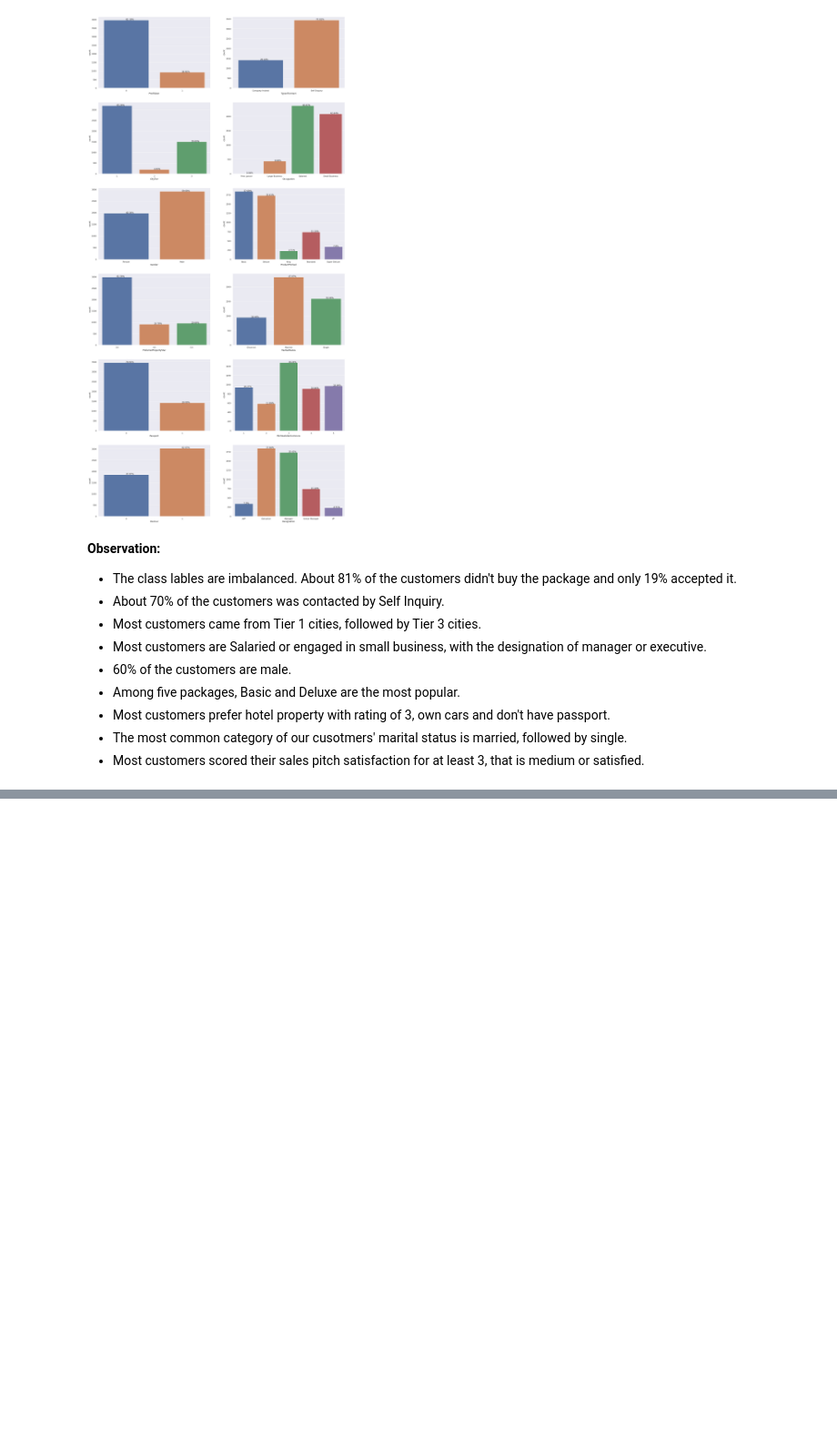
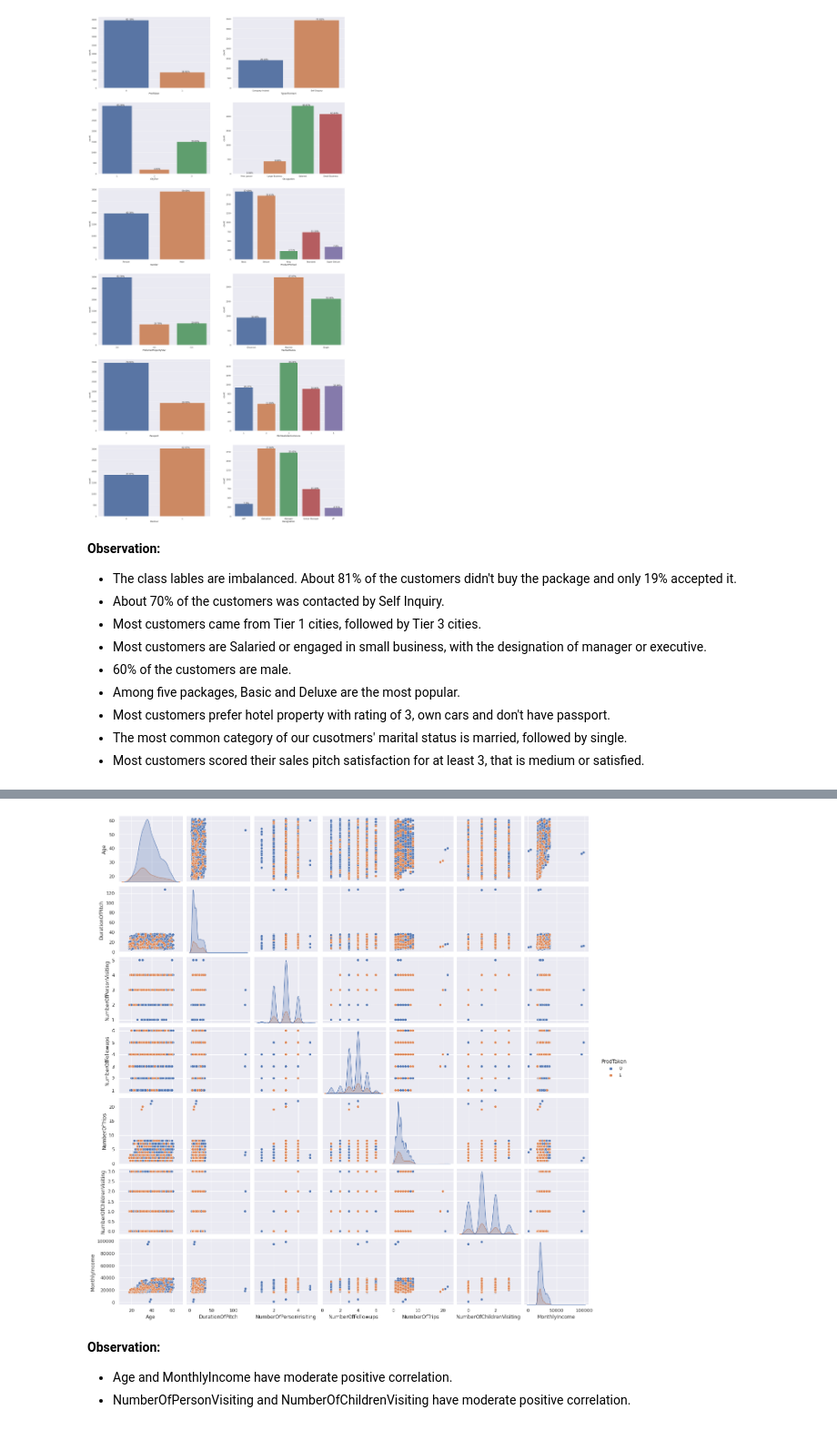
Before and after one commit to liangym2014/Data-science-and-machine-learning, a Jupyter notebook: 4.Travel_Package_Purchase_Prediction_Solution.ipynb, the cells around one changed output, grey strips where cells are left out. Shown at 91% size. Drawn from its saved outputs; the diff is of its cells as text; code cells hidden in the pictures; blank space fills up the shorter version.

```diff
--- a/4.Travel_Package_Purchase_Prediction_Solution.ipynb
+++ b/4.Travel_Package_Purchase_Prediction_Solution.ipynb
@@ -316,0 +326,8 @@ for i, col in enumerate(df.select_dtypes(include = 'category').columns.to_list()
+# %%
+sns.pairplot(data = df, hue = 'ProdTaken');
+# %% [output]
+[figure, added]
+# %% [markdown]
+**Observation:**
+- Age and MonthlyIncome have moderate positive correlation.
+- NumberOfPersonVisiting and NumberOfChildrenVisiting have moderate positive correlation.
```
Also changed, not shown: parts of 119 cells of this notebook.
